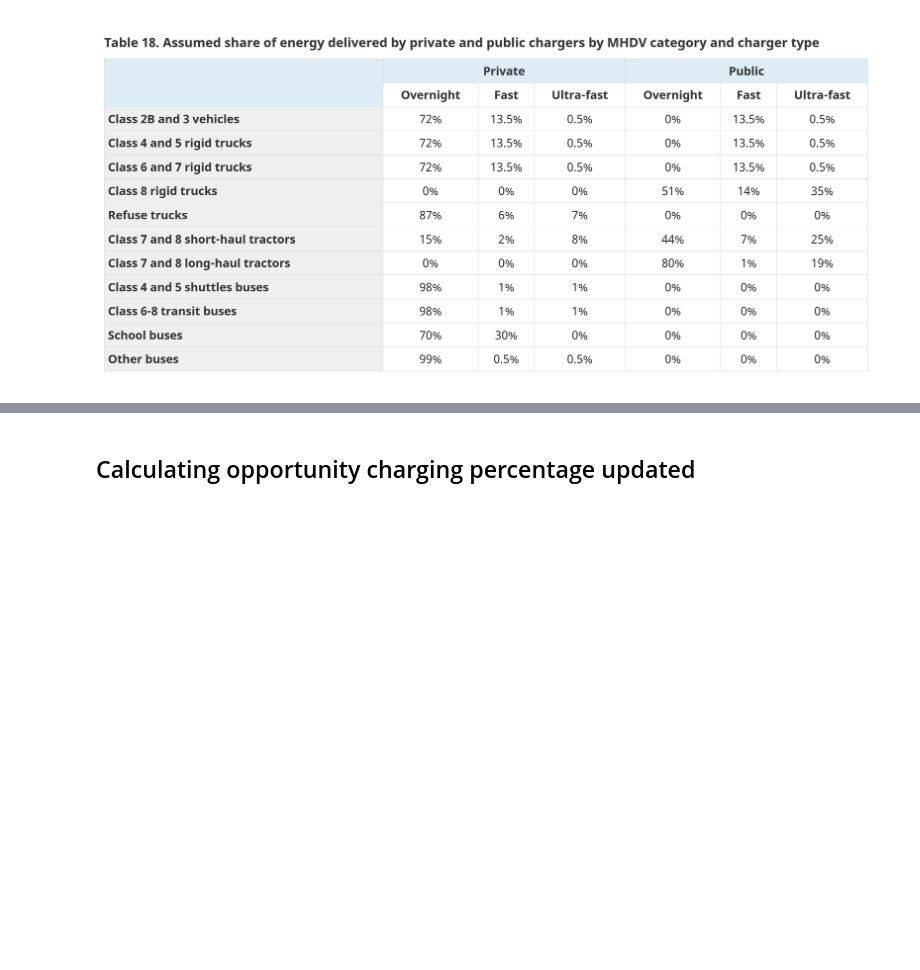
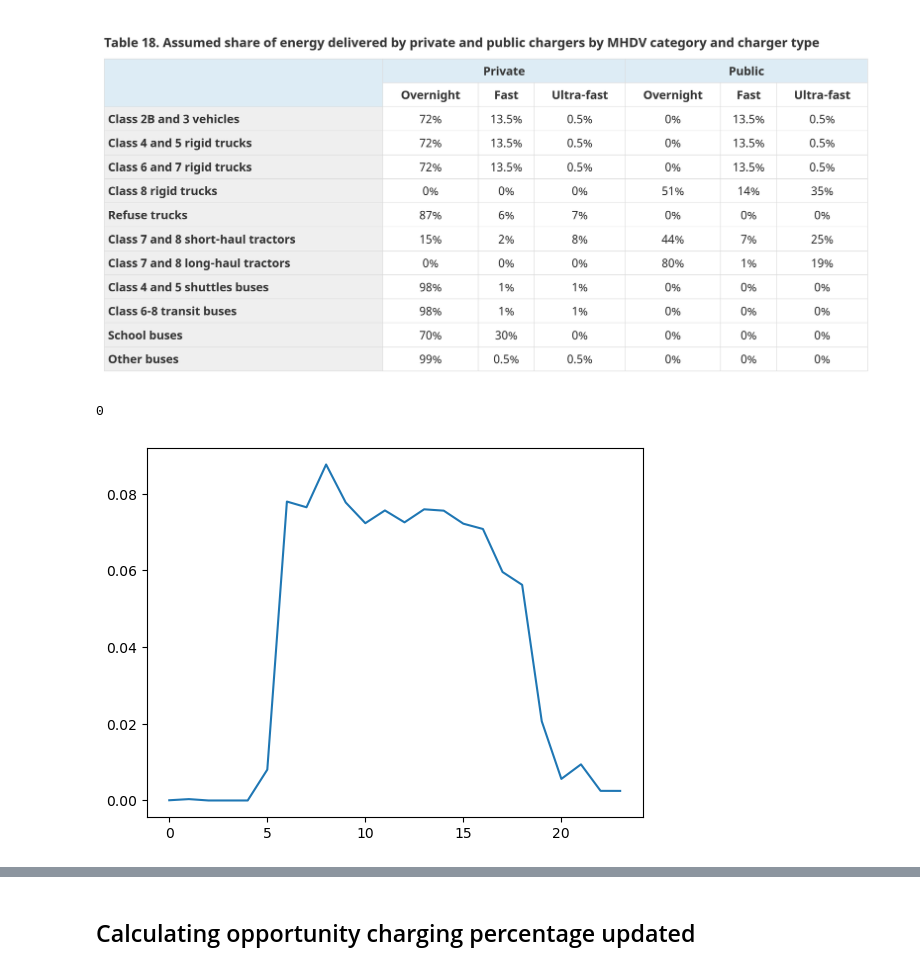
Before and after one commit to ranok92/eccc, a Jupyter notebook: notebooks/analysis.ipynb, the cells around one changed output, grey strips where cells are left out. Saved outputs shown, nothing was run; the diff lists cells and outputs as text; code cells hidden in the pictures; blank space fills up the shorter version.

```diff
--- a/notebooks/analysis.ipynb
+++ b/notebooks/analysis.ipynb
@@ -852,4 +826,11 @@ load_profile_dataframe = pd.DataFrame({
                                         'load_type': load_type,
                                         'load (kw)': load_value
                                     })
+# %%
+plt.plot(daily_charge_profile)
+
+sum(daily_charge_profile < 0)
+# %% [output]
+0
+[figure, added]
 # %%
```
Also changed, not shown: parts of 45 cells of this notebook.
